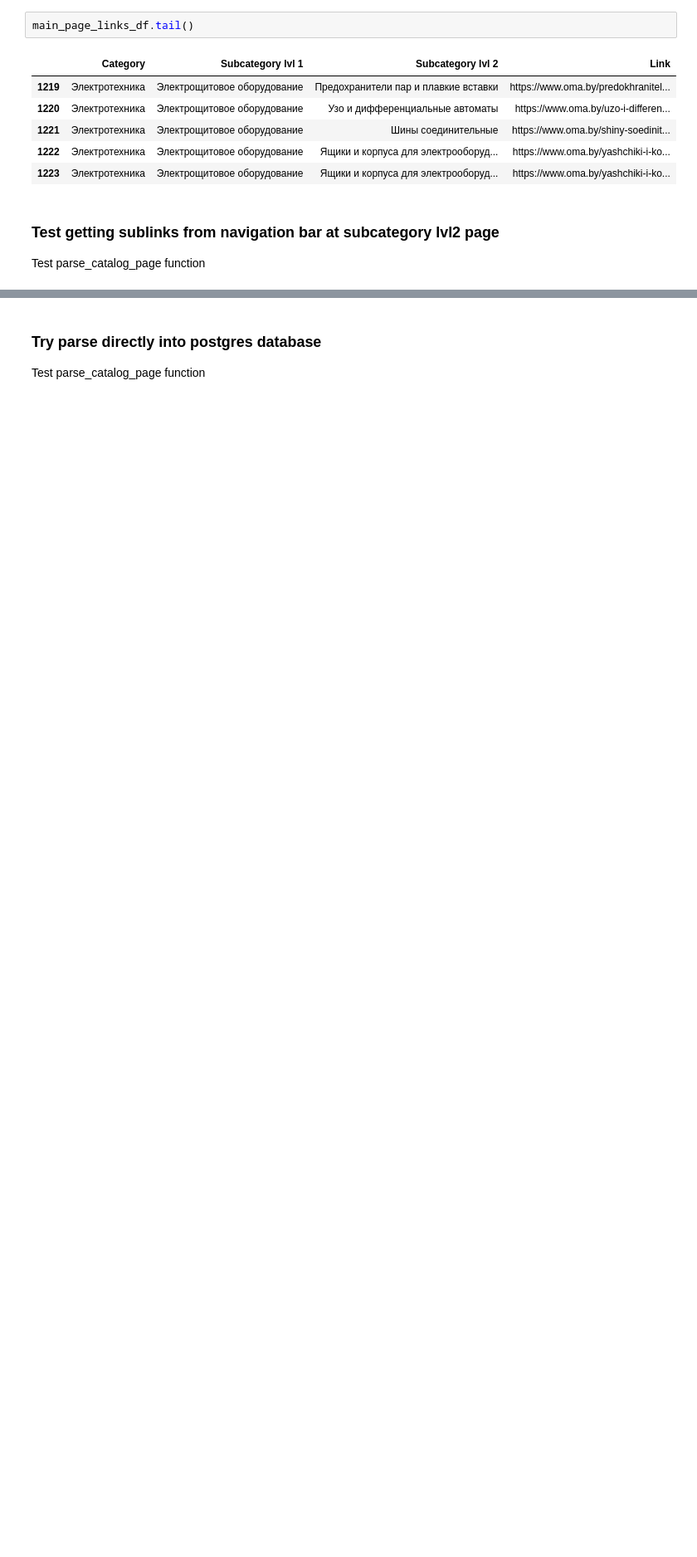
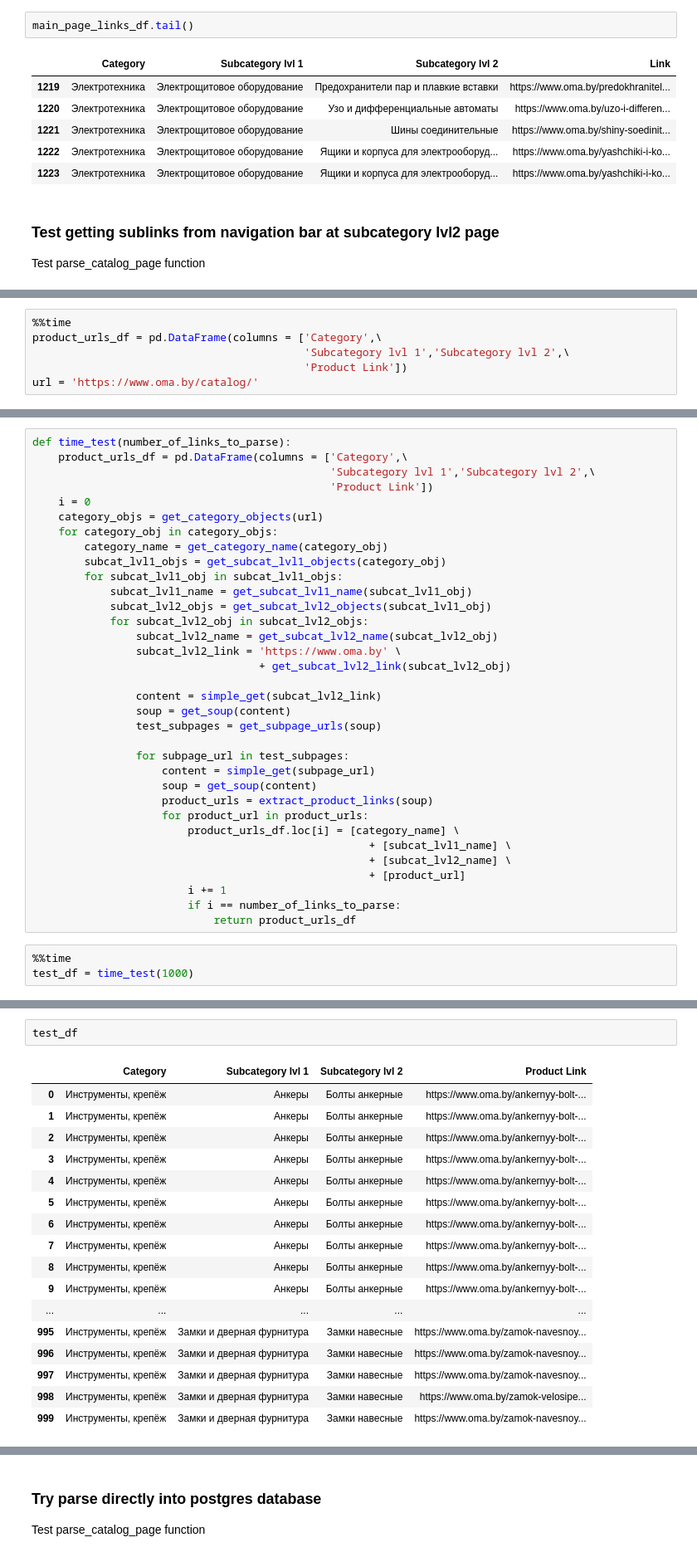
Before and after one commit to lepchenkov/Website_Parser, a Jupyter notebook: TESTS.ipynb, the cells around one changed output, grey strips where cells are left out. Shown at 83% size. Drawn from its saved outputs; the diff is of its cells as text; blank space fills up the shorter version.

Commit message:
Added parsing loop for 1000 product links and tested it: 2 min 40 seconds.

```diff
--- a/TESTS.ipynb
+++ b/TESTS.ipynb
@@ -135,0 +139,6 @@ Wall time: 16.6 s
+# %%
+%%time
+product_urls_df = pd.DataFrame(columns = ['Category',\
+                                          'Subcategory lvl 1','Subcategory lvl 2',\
+                                          'Product Link'])
+url = 'https://www.oma.by/catalog/'
@@ -135,0 +148,37 @@ Wall time: 16.6 s
+# %%
+def time_test(number_of_links_to_parse):
+    product_urls_df = pd.DataFrame(columns = ['Category',\
+                                              'Subcategory lvl 1','Subcategory lvl 2',\
+                                              'Product Link'])
+    i = 0
+    category_objs = get_category_objects(url)
+    for category_obj in category_objs:
+        category_name = get_category_name(category_obj)
+        subcat_lvl1_objs = get_subcat_lvl1_objects(category_obj)
+        for subcat_lvl1_obj in subcat_lvl1_objs:
+            subcat_lvl1_name = get_subcat_lvl1_name(subcat_lvl1_obj)
+            subcat_lvl2_objs = get_subcat_lvl2_objects(subcat_lvl1_obj)
+            for subcat_lvl2_obj in subcat_lvl2_objs:
+                subcat_lvl2_name = get_subcat_lvl2_name(subcat_lvl2_obj)
+                subcat_lvl2_link = 'https://www.oma.by' \
+                                   + get_subcat_lvl2_link(subcat_lvl2_obj)
+
+                content = simple_get(subcat_lvl2_link)
+                soup = get_soup(content)
+                test_subpages = get_subpage_urls(soup)
+
+                for subpage_url in test_subpages:
+                    content = simple_get(subpage_url)
+                    soup = get_soup(content)
+                    product_urls = extract_product_links(soup)
+                    for product_url in product_urls:
+                        product_urls_df.loc[i] = [category_name] \
+                                                    + [subcat_lvl1_name] \
+                                                    + [subcat_lvl2_name] \
+                                                    + [product_url]
+                        i += 1
+                        if i == number_of_links_to_parse:
+                            return product_urls_df
+# %%
+%%time
+test_df = time_test(1000)
@@ -135,0 +188,20 @@ Wall time: 16.6 s
+# %%
+test_df
+# %% [output]
+|  | Category | Subcategory lvl 1 | Subcategory lvl 2 | Product Link |
+| 0 | Инструменты, крепёж | Анкеры | Болты анкерные | https://www.oma.by/ankernyy-bolt-... |
+| 1 | Инструменты, крепёж | Анкеры | Болты анкерные | https://www.oma.by/ankernyy-bolt-... |
+| 2 | Инструменты, крепёж | Анкеры | Болты анкерные | https://www.oma.by/ankernyy-bolt-... |
+| 3 | Инструменты, крепёж | Анкеры | Болты анкерные | https://www.oma.by/ankernyy-bolt-... |
+| 4 | Инструменты, крепёж | Анкеры | Болты анкерные | https://www.oma.by/ankernyy-bolt-... |
+| 5 | Инструменты, крепёж | Анкеры | Болты анкерные | https://www.oma.by/ankernyy-bolt-... |
+| 6 | Инструменты, крепёж | Анкеры | Болты анкерные | https://www.oma.by/ankernyy-bolt-... |
+| 7 | Инструменты, крепёж | Анкеры | Болты анкерные | https://www.oma.by/ankernyy-bolt-... |
+| 8 | Инструменты, крепёж | Анкеры | Болты анкерные | https://www.oma.by/ankernyy-bolt-... |
+| 9 | Инструменты, крепёж | Анкеры | Болты анкерные | https://www.oma.by/ankernyy-bolt-... |
+| ... | ... | ... | ... | ... |
+| 995 | Инструменты, крепёж | Замки и дверная фурнитура | Замки навесные | https://www.oma.by/zamok-navesnoy... |
+| 996 | Инструменты, крепёж | Замки и дверная фурнитура | Замки навесные | https://www.oma.by/zamok-navesnoy... |
+| 997 | Инструменты, крепёж | Замки и дверная фурнитура | Замки навесные | https://www.oma.by/zamok-navesnoy... |
+| 998 | Инструменты, крепёж | Замки и дверная фурнитура | Замки навесные | https://www.oma.by/zamok-velosipe... |
+| 999 | Инструменты, крепёж | Замки и дверная фурнитура | Замки навесные | https://www.oma.by/zamok-navesnoy... |
```
Also changed, not shown: parts of 6 cells of this notebook.
